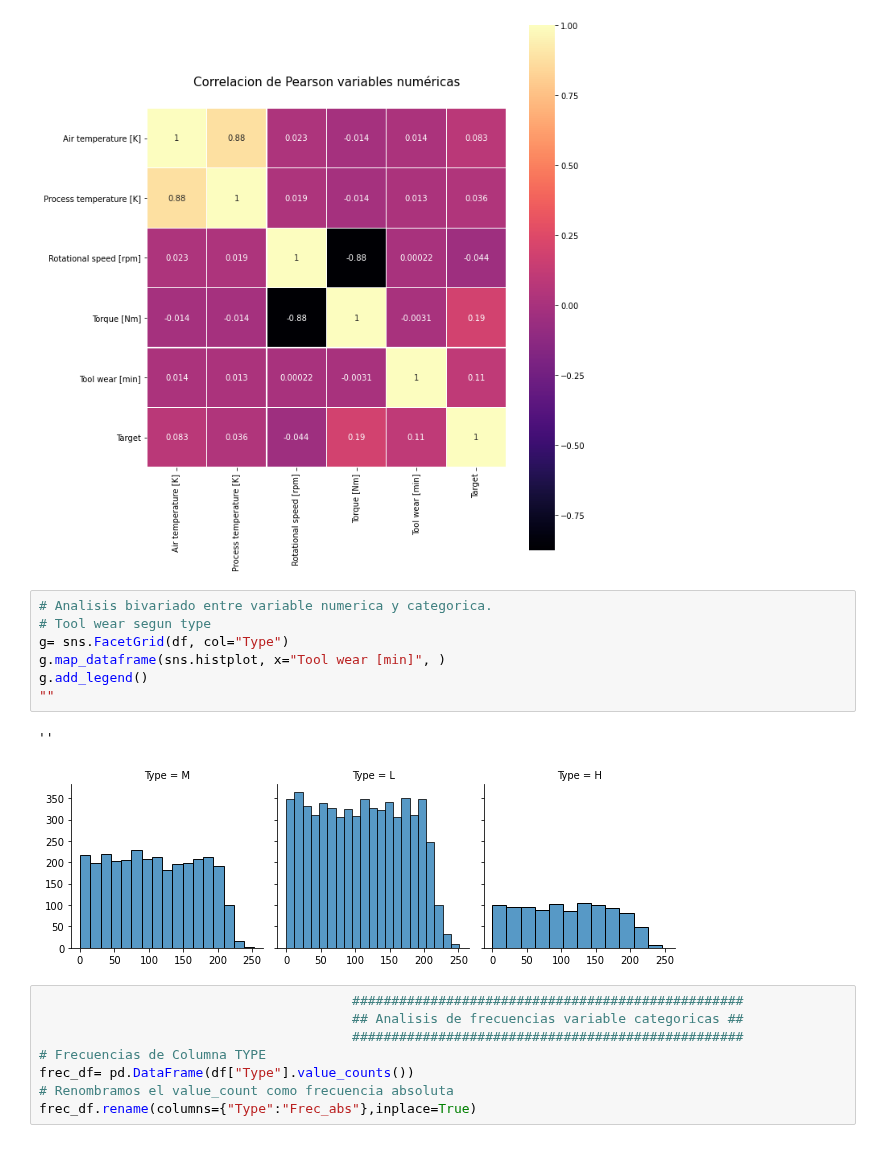
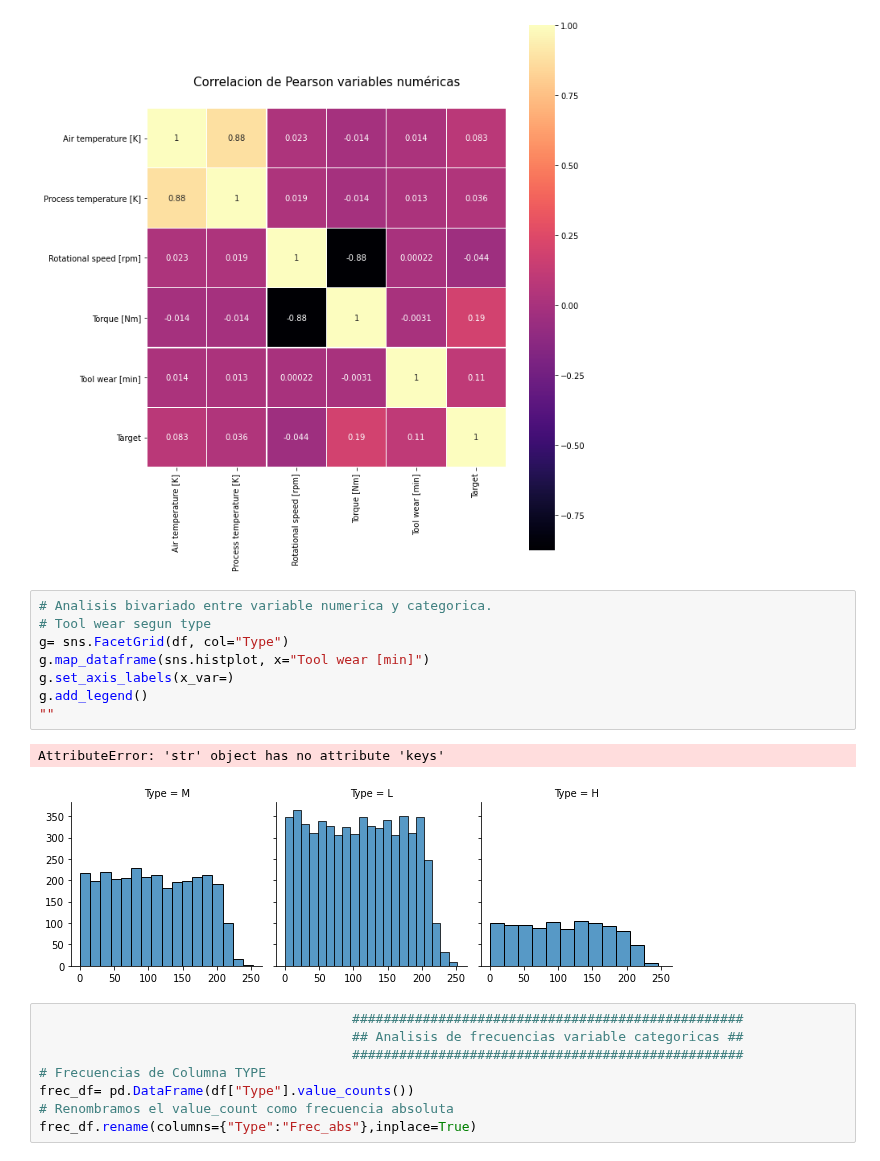
Before and after one commit to maxi879/proyecto_final_coder, a Jupyter notebook: Analisis.ipynb, the cells around one changed output. Saved outputs shown, nothing was run; the diff lists cells and outputs as text.

```diff
--- a/Analisis.ipynb
+++ b/Analisis.ipynb
@@ -279,13 +279,14 @@ Text(0.5, 1.05, 'Correlacion de Pearson variables numéricas')
 # %%
 # Analisis bivariado entre variable numerica y categorica.
 # Tool wear segun type
 g= sns.FacetGrid(df, col="Type")
-g.map_dataframe(sns.histplot, x="Tool wear [min]", )
+g.map_dataframe(sns.histplot, x="Tool wear [min]")
+g.set_axis_labels(x_var=)
 g.add_legend()
 ""
 # %% [output]
-''
+AttributeError: 'str' object has no attribute 'keys'
-[figure, old version]
+[figure, new version]
 # %%
                                         ##################################################
                                         ## Analisis de frecuencias variable categoricas ##
```
